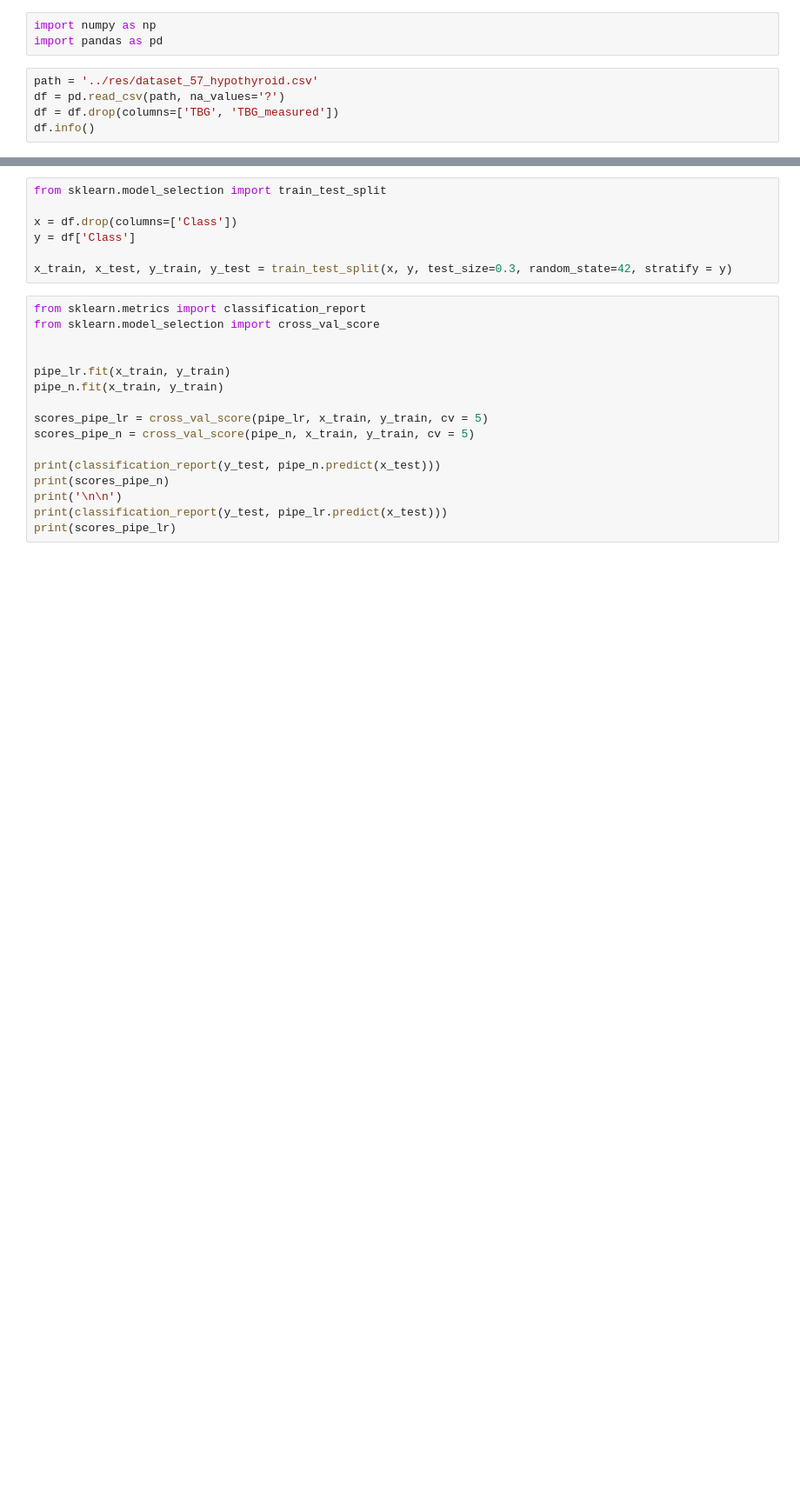
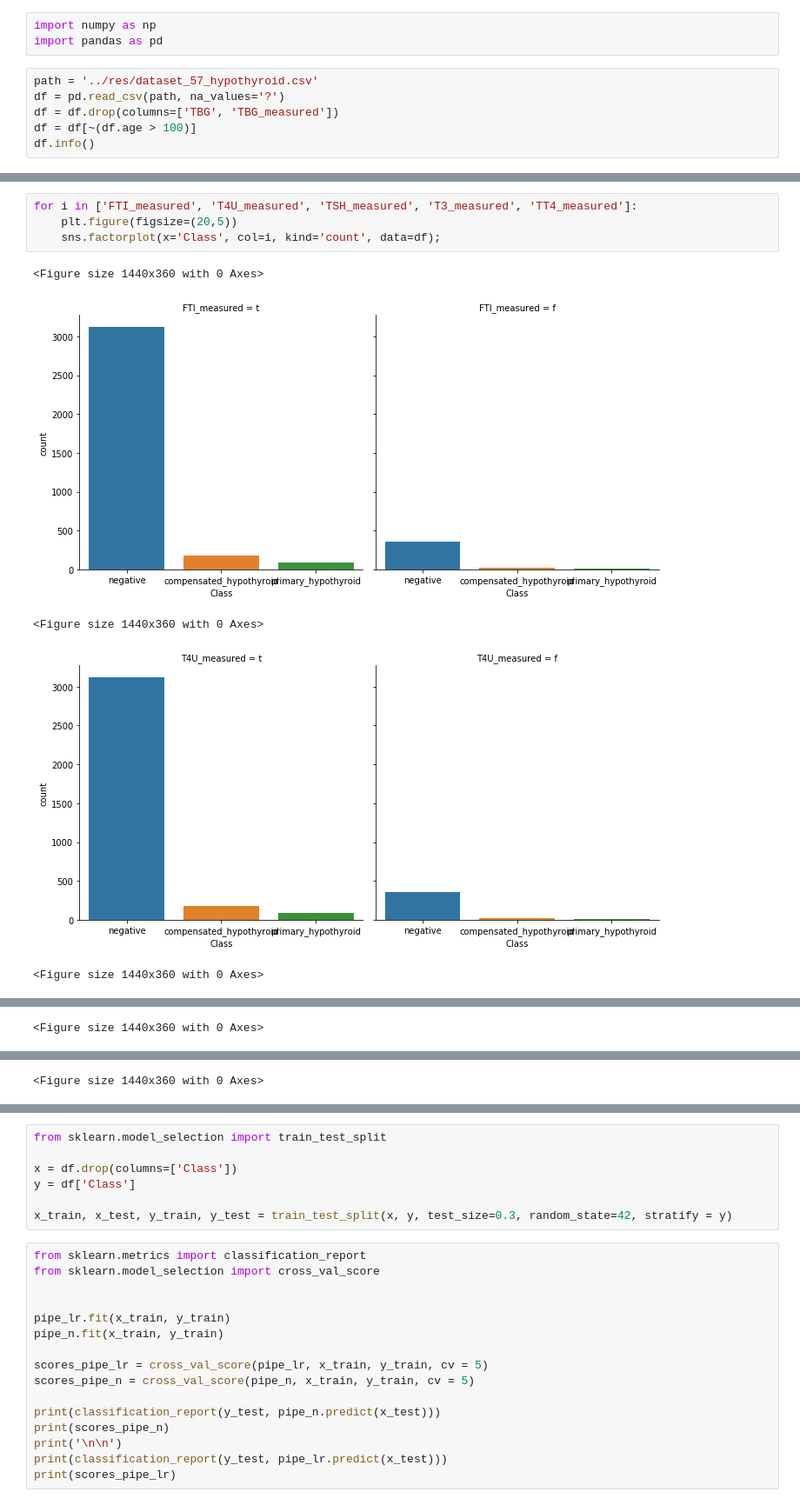
Before and after one commit to IPerkhun/DS_course, a Jupyter notebook: HW_3/HW_3.ipynb, the cells around one changed output, grey strips where cells are left out. Shown at 87% size. Cells and saved outputs as stored; diff of their text form; blank space fills up the shorter version.

```diff
--- a/HW_3/HW_3.ipynb
+++ b/HW_3/HW_3.ipynb
@@ -5,6 +5,7 @@ import pandas as pd
 path = '../res/dataset_57_hypothyroid.csv'
 df = pd.read_csv(path, na_values='?')
 df = df.drop(columns=['TBG', 'TBG_measured'])
+df = df[~(df.age > 100)]
 df.info()
 # %% [output]
 <class 'pandas.core.frame.DataFrame'>
@@ -35,0 +40,10 @@ Name: Class, dtype: int64
+# %%
+for i in ['FTI_measured', 'T4U_measured', 'TSH_measured', 'T3_measured', 'TT4_measured']:
+    plt.figure(figsize=(20,5))
+    sns.factorplot(x='Class', col=i, kind='count', data=df);
+# %% [output]
+<Figure size 1440x360 with 0 Axes>
+[figure, added]
+<Figure size 1440x360 with 0 Axes>
+[figure, added]
+<Figure size 1440x360 with 0 Axes>
@@ -35,0 +51 @@ Name: Class, dtype: int64
+<Figure size 1440x360 with 0 Axes>
@@ -35,0 +53 @@ Name: Class, dtype: int64
+<Figure size 1440x360 with 0 Axes>
```
Also changed, not shown: parts of 16 cells of this notebook.
